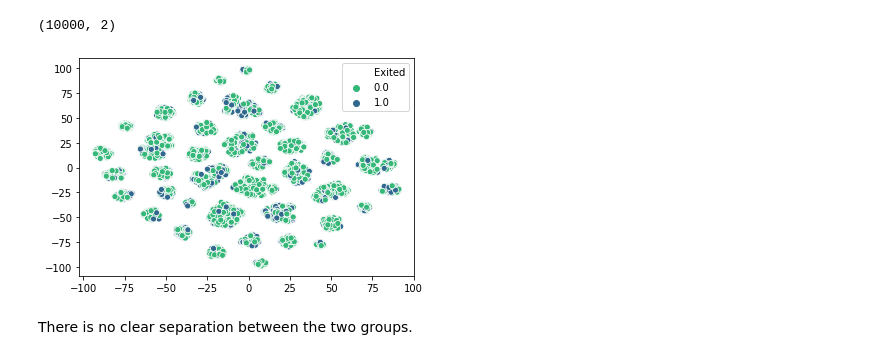
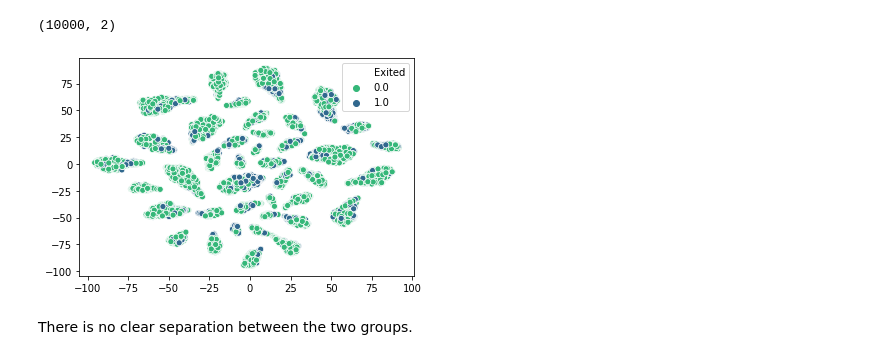
Before and after one commit to ironhack-bcn-data-june-2020/project-ml-bank-churn, a Jupyter notebook: ML_MLPC.ipynb, the cells around one changed output. Cells and saved outputs as stored; diff of their text form; code cells hidden in the pictures.

```diff
--- a/ML_MLPC.ipynb
+++ b/ML_MLPC.ipynb
@@ -488,14 +488,14 @@ plt.show()
 # %% [markdown]
 **TSNE** t-distributed Stochastic Neighbor Embedding
 # %%
-X_embedded = TSNE(n_components=2).fit_transform(X_norm)
+X_embedded = TSNE(n_components=2).fit_transform(X_norm_LDA)
 X_embedded.shape
 # %% [output]
 (10000, 2)
 # %%
-sns.scatterplot(x=X_embedded[:,0],y=X_embedded[:,1], hue=churn_norm['Exited'], palette='viridis_r');
+sns.scatterplot(x=X_embedded[:,0],y=X_embedded[:,1], hue=churn_norm_LDA['Exited'], palette='viridis_r');
 # %% [output]
-[figure, old version]
+[figure, new version]
 # %% [markdown]
 There is no clear separation between the two groups.
 # %% [markdown]
```
Also changed, not shown: parts of 29 cells of this notebook, 1 other file.
